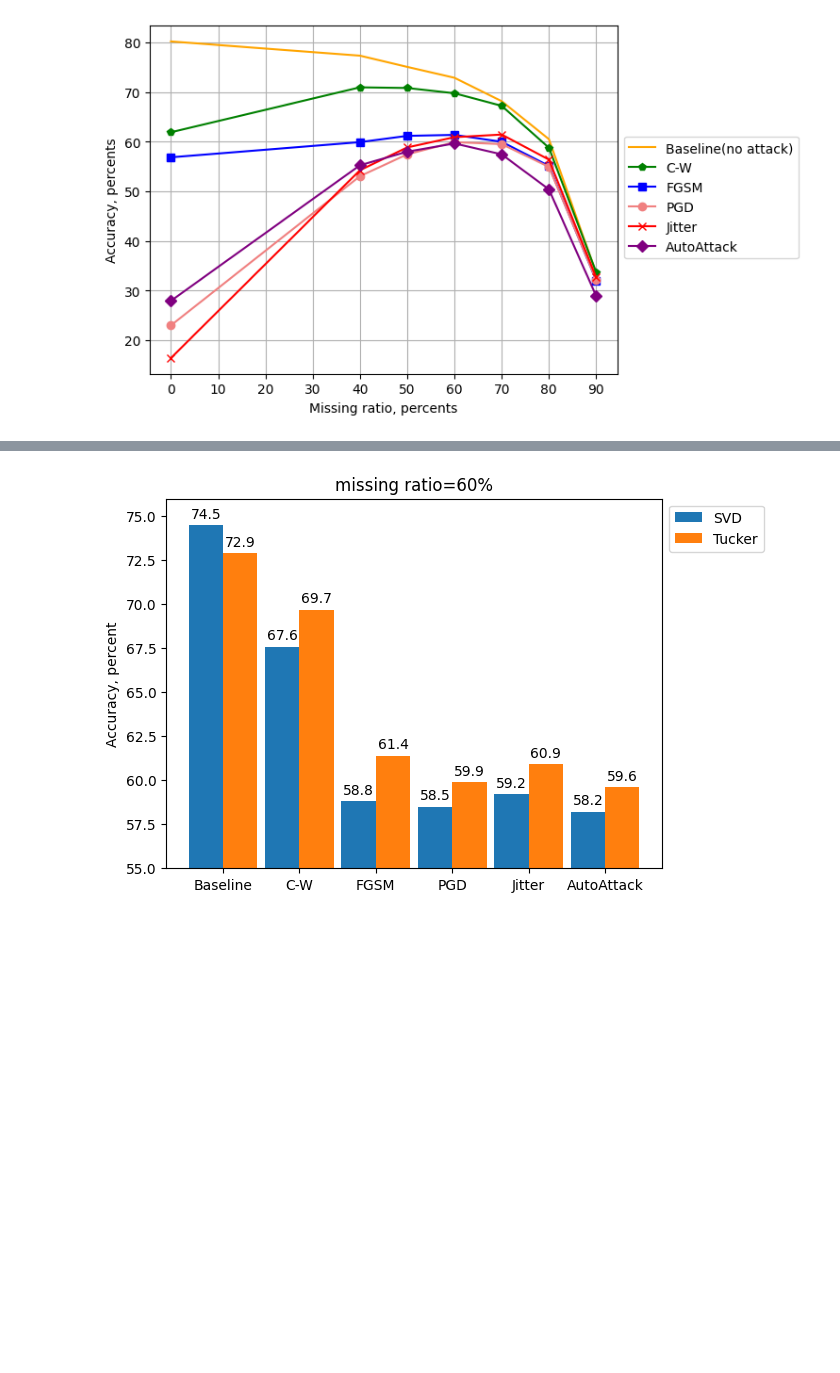
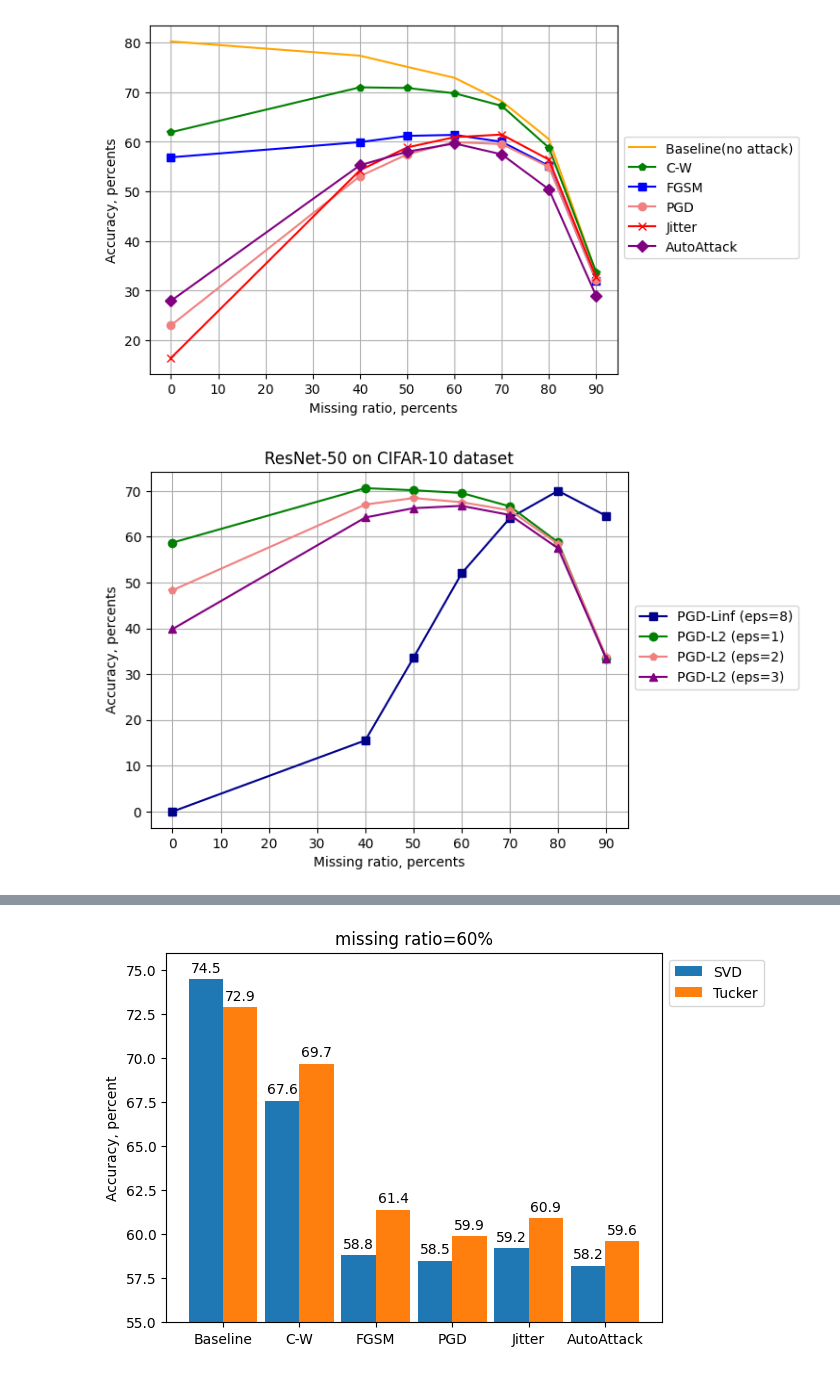
Before and after one commit to RomanGaraev/Image-Restoration, a Jupyter notebook: Noisy_images_classification.ipynb, the cells around one changed output, grey strips where cells are left out. Cells and saved outputs as stored; diff of their text form; code cells hidden in the pictures; blank space fills up the shorter version.

Commit message:
add visualization script

```diff
--- a/Noisy_images_classification.ipynb
+++ b/Noisy_images_classification.ipynb
@@ -200,3 +200,44 @@ plt.grid()
 plt.show()
 # %% [output]
 [figure]
+# %%
+# Resnet50 tucker 7, 30 steps
+import matplotlib.pyplot as plt
+import numpy as np
+
+fig, ax = plt.subplots()
+major_ticks = np.arange(0, 91, 10)
+ax.set_xticks(major_ticks)
+
+log_l2_1 = [(0.0, np.float64(58.71010638297872)), (0.4, np.float64(70.61170212765957)), (0.5, np.float64(70.14627659574468)), (0.6, np.float64(69.54787234042553)), (0.7, np.float64(66.62234042553192)), (0.8, np.float64(58.776595744680854)), (0.9, np.float64(33.31117021276596))]
+log_l2_2 = [(0.0, np.float64(48.310122282608695)), (0.4, np.float64(67.02332427536233)), (0.5, np.float64(68.44146286231884)), (0.6, np.float64(67.5384963768116)), (0.7, np.float64(65.76086956521739)), (0.8, np.float64(58.41825181159421)), (0.9, np.float64(33.76358695652174))]
+log_l2_3 = [(0.0, np.float64(39.838088768115945)), (0.4, np.float64(64.19553894927536)), (0.5, np.float64(66.24207427536233)), (0.6, np.float64(66.73460144927536)), (0.7, np.float64(64.74467844202898)), (0.8, np.float64(57.46716485507246)), (0.9, np.float64(33.327672101449274))]
+log_linf_8 = [(0.0, np.float64(0.0)),(0.4, np.float64(15.537109375)), (0.5, np.float64(33.583984375)), (0.6, np.float64(52.01171875)), (0.7, np.float64(64.08203125)), (0.8, np.float64(70.01953125)), (0.9, np.float64(64.53125))]
+def parse_log_for_ax(log_data, x_scale=100.0):
+    parsed = np.array([(float(x), float(y)) for x, y in log_data], dtype=float)
+    x = parsed[:, 0]
+    if np.nanmax(x) <= 1.0:
+        x = x * x_scale
+    y = parsed[:, 1]
+    return x, y
+
+
+noise_percents, y_linf_8 = parse_log_for_ax(log_linf_8)
+ax.plot(noise_percents, y_linf_8, label='PGD-Linf (eps=8)', color='darkblue', marker='s')
+
+noise_percents_2, y_l2_1 = parse_log_for_ax(log_l2_1)
+ax.plot(noise_percents_2, y_l2_1, label='PGD-L2 (eps=1)', color='green', marker='o')
+noise_percents_3, y_l2_2 = parse_log_for_ax(log_l2_2)
+ax.plot(noise_percents_3, y_l2_2, label='PGD-L2 (eps=2)', color='lightcoral', marker='p')
+noise_percents_4, y_l2_3 = parse_log_for_ax(log_l2_3)
+ax.plot(noise_percents_4, y_l2_3, label='PGD-L2 (eps=3)', color='purple', marker='^')
+
+ax.set_xlabel('Missing ratio, percents')
+ax.set_ylabel('Accuracy, percents')
+ax.set_title('ResNet-50 on CIFAR-10 dataset')
+fig.legend(loc='center left', bbox_to_anchor=(0.9, 0.5))
+
+plt.grid()
+plt.show()
+# %% [output]
+[figure, added]
```
Also changed, not shown: parts of 1 cell of this notebook.
